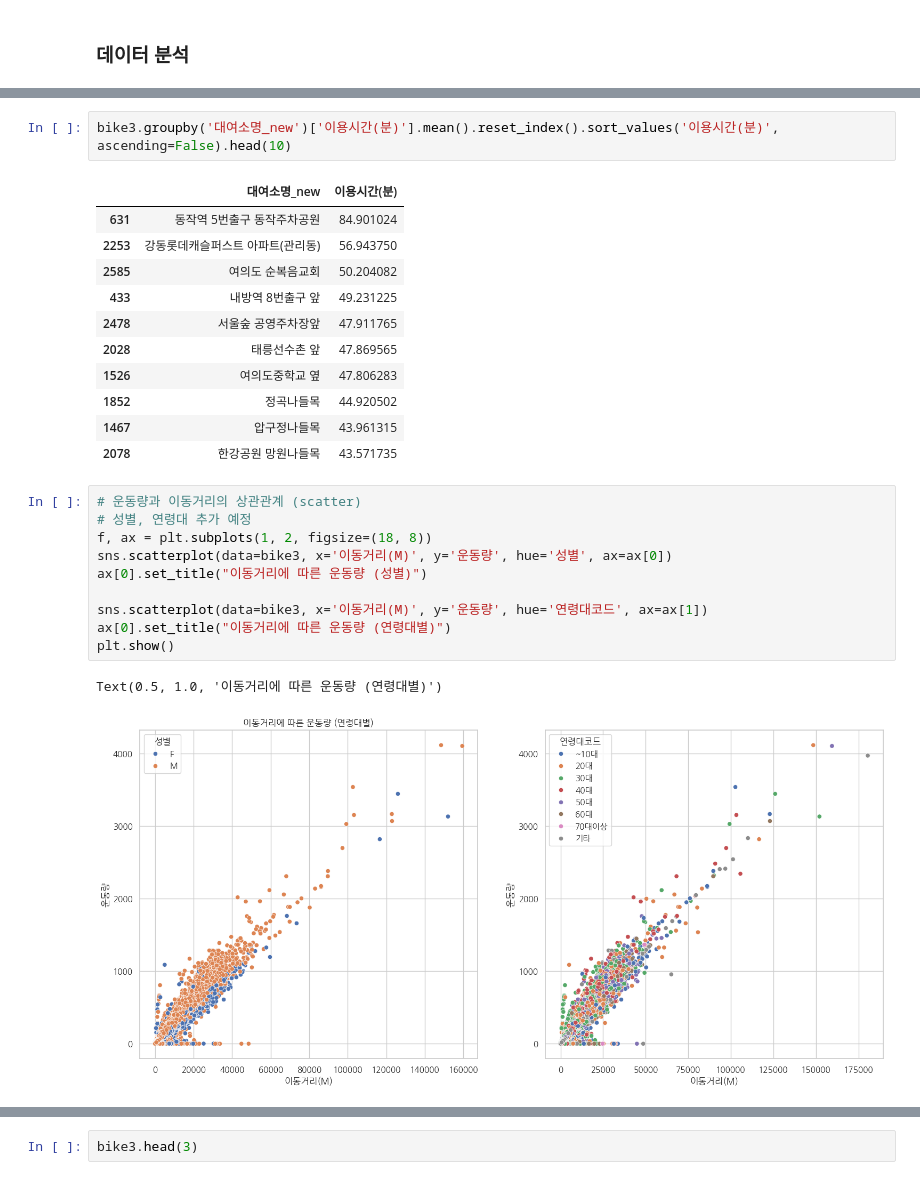
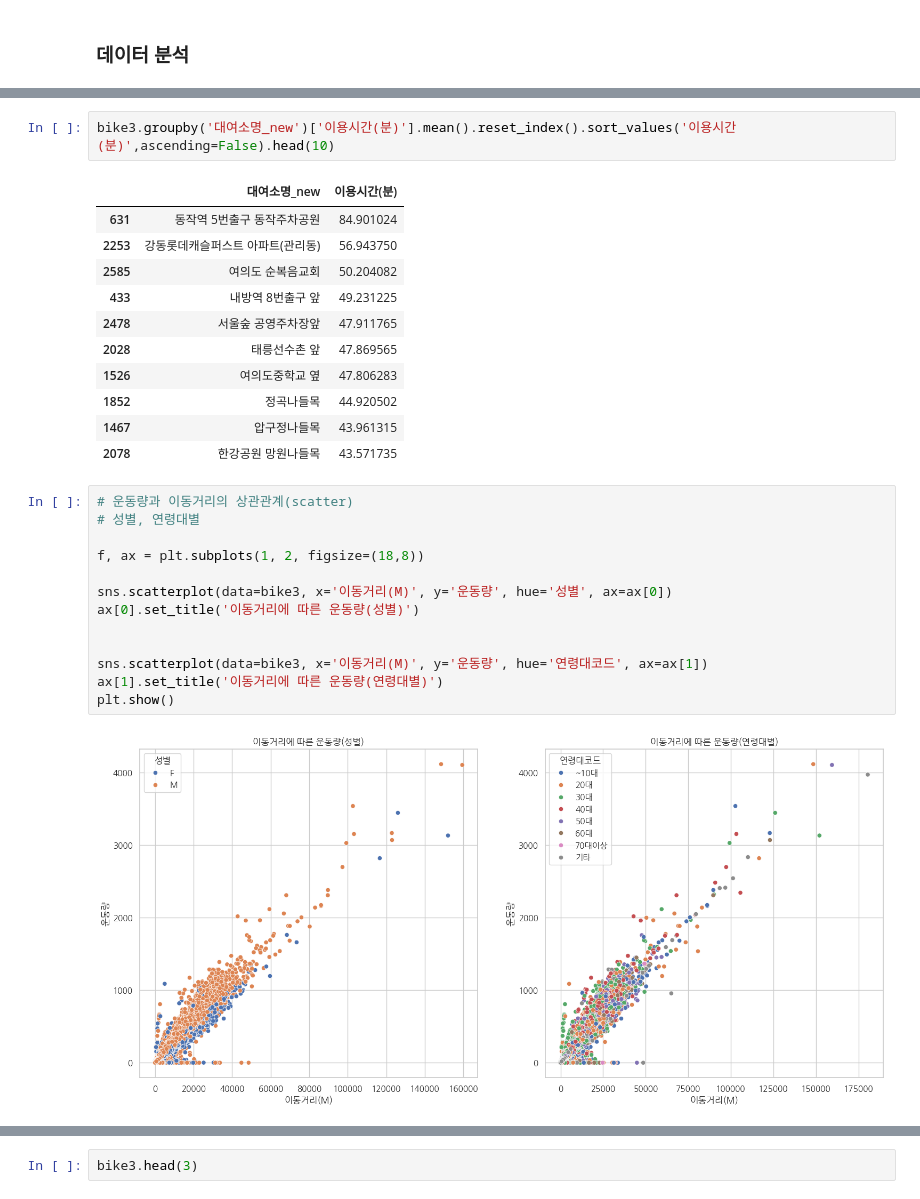
Before and after one commit to dydwoj/pythonsource, a Jupyter notebook: analytics/seoul.ipynb, the cells around one changed output, grey strips where cells are left out. Saved outputs shown, nothing was run; the diff lists cells and outputs as text.

```diff
--- a/analytics/seoul.ipynb
+++ b/analytics/seoul.ipynb
@@ -256,7 +276,7 @@ bike3.groupby('대여소명_new')['이동거리(M)'].mean().reset_index().sort_v
 | 2585 | 여의도 순복음교회 | 5830.340969 |
 | 1526 | 여의도중학교 옆 | 5812.520340 |
 # %%
-bike3.groupby('대여소명_new')['이용시간(분)'].mean().reset_index().sort_values('이용시간(분)', ascending=False).head(10)
+bike3.groupby('대여소명_new')['이용시간(분)'].mean().reset_index().sort_values('이용시간(분)',ascending=False).head(10)
 # %% [output]
 |  | 대여소명_new | 이용시간(분) |
 | 631 | 동작역 5번출구 동작주차공원 | 84.901024 |
@@ -270,18 +290,20 @@ bike3.groupby('대여소명_new')['이용시간(분)'].mean().reset_index().sort
 | 1467 | 압구정나들목 | 43.961315 |
 | 2078 | 한강공원 망원나들목 | 43.571735 |
 # %%
-# 운동량과 이동거리의 상관관계 (scatter)
-# 성별, 연령대 추가 예정
-f, ax = plt.subplots(1, 2, figsize=(18, 8))
+# 운동량과 이동거리의 상관관계(scatter)
+# 성별, 연령대별
+
+f, ax = plt.subplots(1, 2, figsize=(18,8))
+
 sns.scatterplot(data=bike3, x='이동거리(M)', y='운동량', hue='성별', ax=ax[0])
-ax[0].set_title("이동거리에 따른 운동량 (성별)")
+ax[0].set_title('이동거리에 따른 운동량(성별)')
+
 
 sns.scatterplot(data=bike3, x='이동거리(M)', y='운동량', hue='연령대코드', ax=ax[1])
-ax[0].set_title("이동거리에 따른 운동량 (연령대별)")
+ax[1].set_title('이동거리에 따른 운동량(연령대별)')
 plt.show()
 # %% [output]
-Text(0.5, 1.0, '이동거리에 따른 운동량 (연령대별)')
-[figure, old version]
+[figure, new version]
 # %%
 bike3.head(3)
 
```
Also changed, not shown: parts of 35 cells of this notebook, 6 other files.
